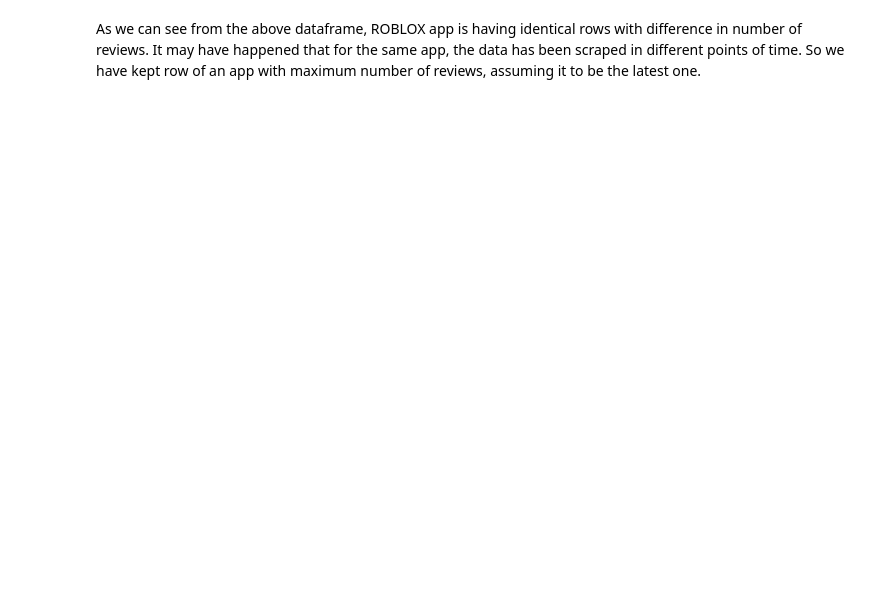
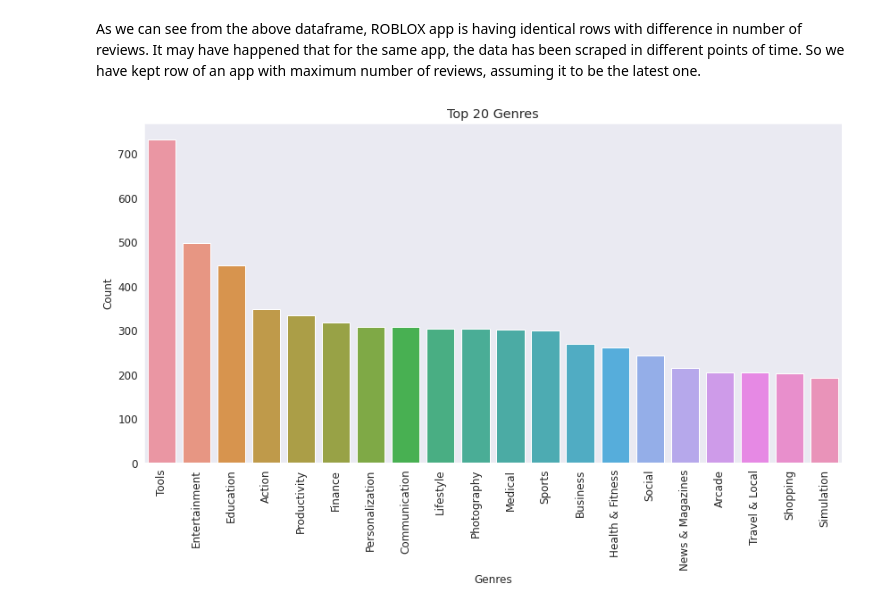
Before and after one commit to Nkbhapkar/EDA-on-playstore, a Jupyter notebook: Capston_1_Play_Store_App_Review_Analysis_Capstone_Project.ipynb, the cells around one changed output. Drawn from its saved outputs; the diff is of its cells as text; code cells hidden in the pictures; blank space fills up the shorter version.

```diff
--- a/Capston_1_Play_Store_App_Review_Analysis_Capstone_Project.ipynb
+++ b/Capston_1_Play_Store_App_Review_Analysis_Capstone_Project.ipynb
@@ -248,2 +287,25 @@ ps_df[ps_df['App']=='ROBLOX']
 # %% [markdown]
 As we can see from the above dataframe, ROBLOX app is having identical rows with difference in number of reviews. It may have happened that for the same app, the data has been scraped in different points of time. So we have kept row of an app with maximum number of reviews, assuming it to be the latest one.
+# %%
+ps_df.drop_duplicates(inplace=True)
+# %%
+sns.set_style('dark')
+plt.rcParams['font.size'] = 12
+plt.rcParams['figure.figsize'] = (8, 4)
+plt.rcParams['figure.facecolor'] = 'white'
+# %%
+top_genres = ps_df.Genres.value_counts().reset_index().rename(columns={'Genres':'Count','index':'Genres'})
+# %%
+genres_installs = ps_df.groupby(['Genres'])[['Installs']].sum()
+top_genres_installs = pd.merge(top_genres, genres_installs, on='Genres')
+top_20_genres_installs = top_genres_installs.head(20)
+# %%
+plt.figure(figsize=(14,7))
+plt.xticks(rotation=90)
+plt.xlabel("Genres")
+plt.ylabel("Number of application")
+plt.title("Top 20 Genres")
+sns.barplot(top_20_genres_installs.Genres, top_20_genres_installs.Count)
+plt.show()
+# %% [output]
+[figure, added]
```
Also changed, not shown: parts of 8 cells of this notebook.
